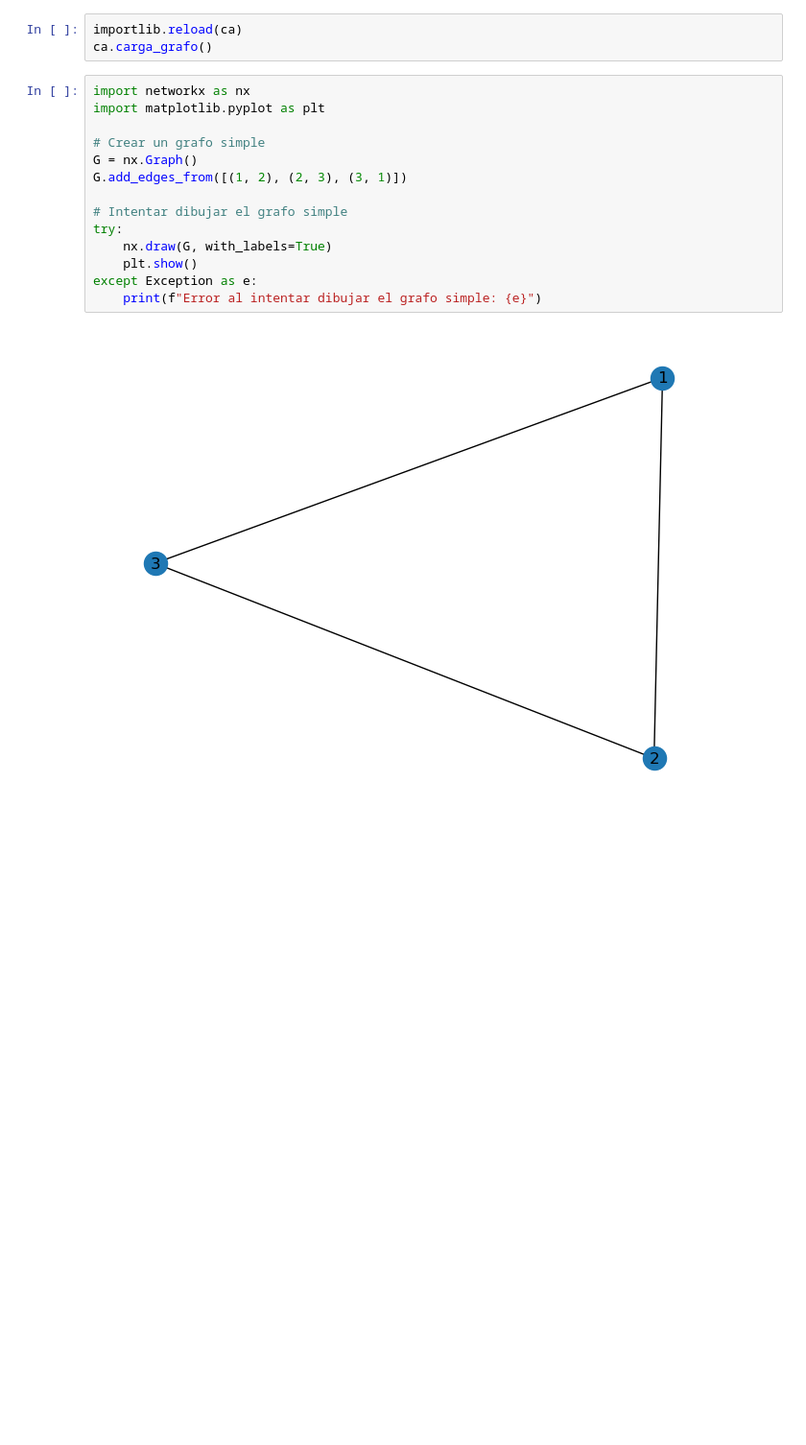
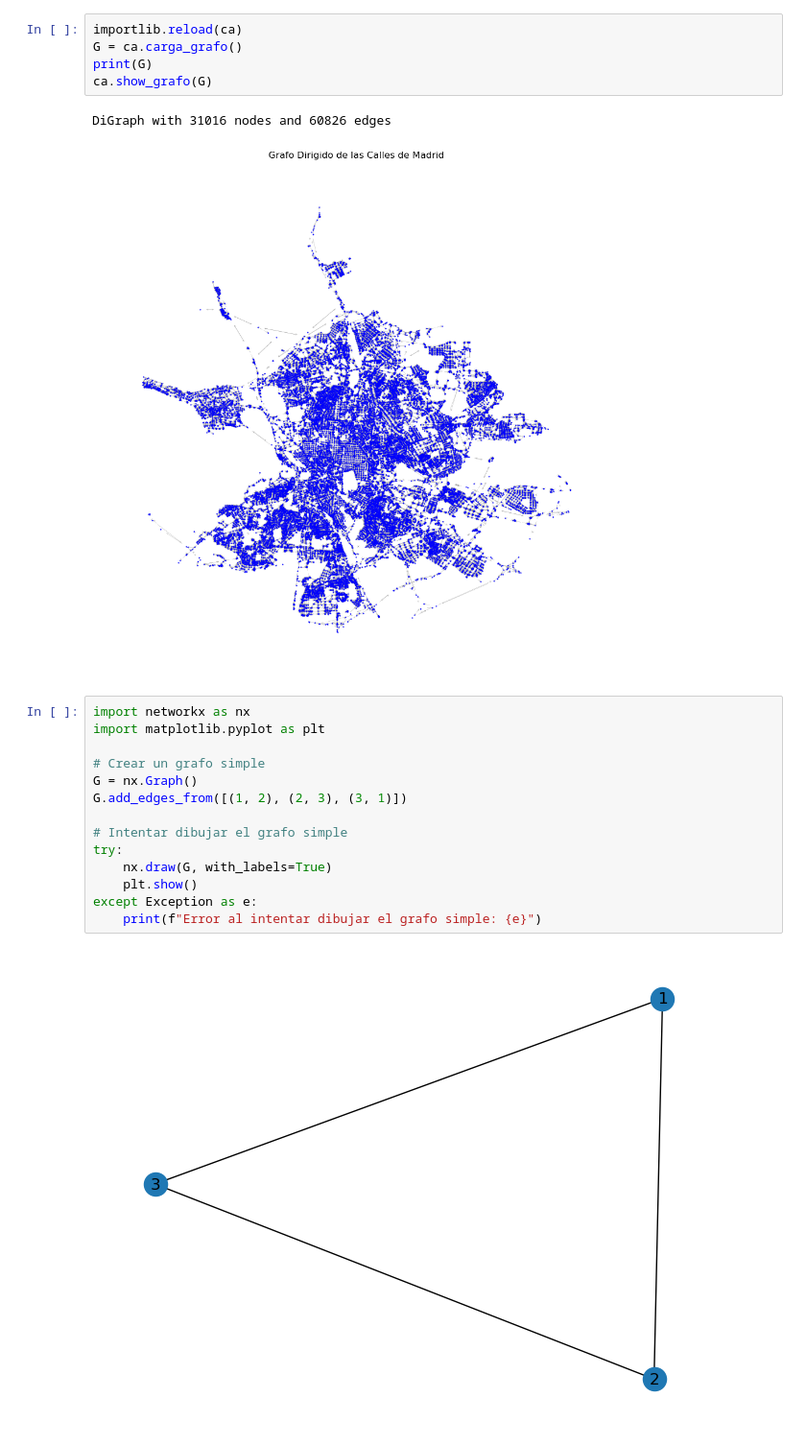
Before and after one commit to berasteguip/GPS_Discreta_P3, a Jupyter notebook: Materiales Práctica 3-20241113/prueba.ipynb, the cells around one changed output. Shown at 96% size. Cells and saved outputs as stored; diff of their text form; blank space fills up the shorter version.

```diff
--- a/Materiales Práctica 3-20241113/prueba.ipynb
+++ b/Materiales Práctica 3-20241113/prueba.ipynb
@@ -54,6 +77,11 @@ ca.busca_direccion(direccion, df)
 # %%
 importlib.reload(ca)
-ca.carga_grafo()
+G = ca.carga_grafo()
+print(G)
+ca.show_grafo(G)
+# %% [output]
+DiGraph with 31016 nodes and 60826 edges
+[figure, added]
 # %%
 import networkx as nx
 import matplotlib.pyplot as plt
```
Also changed, not shown: parts of 9 cells of this notebook, 8 other files.
